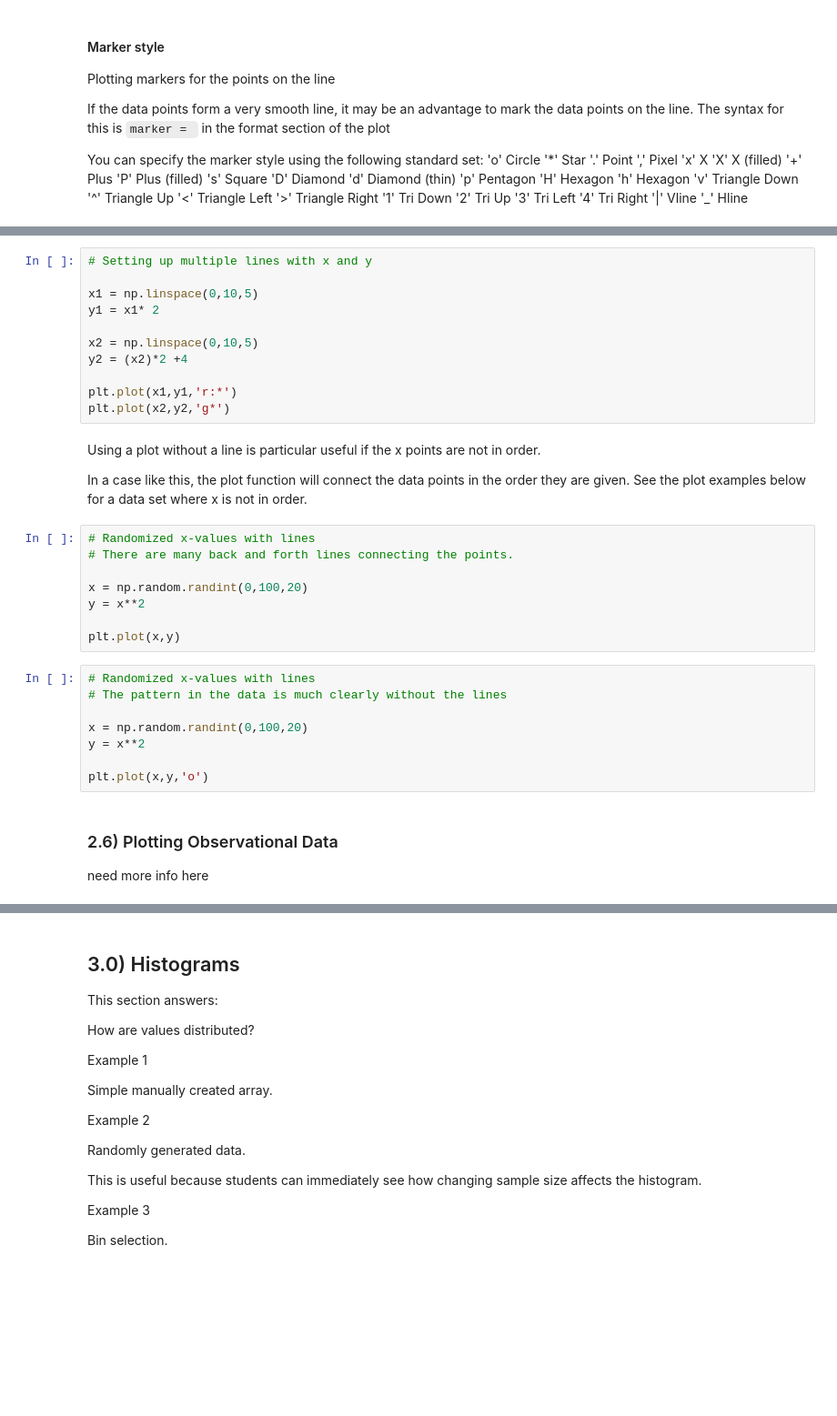
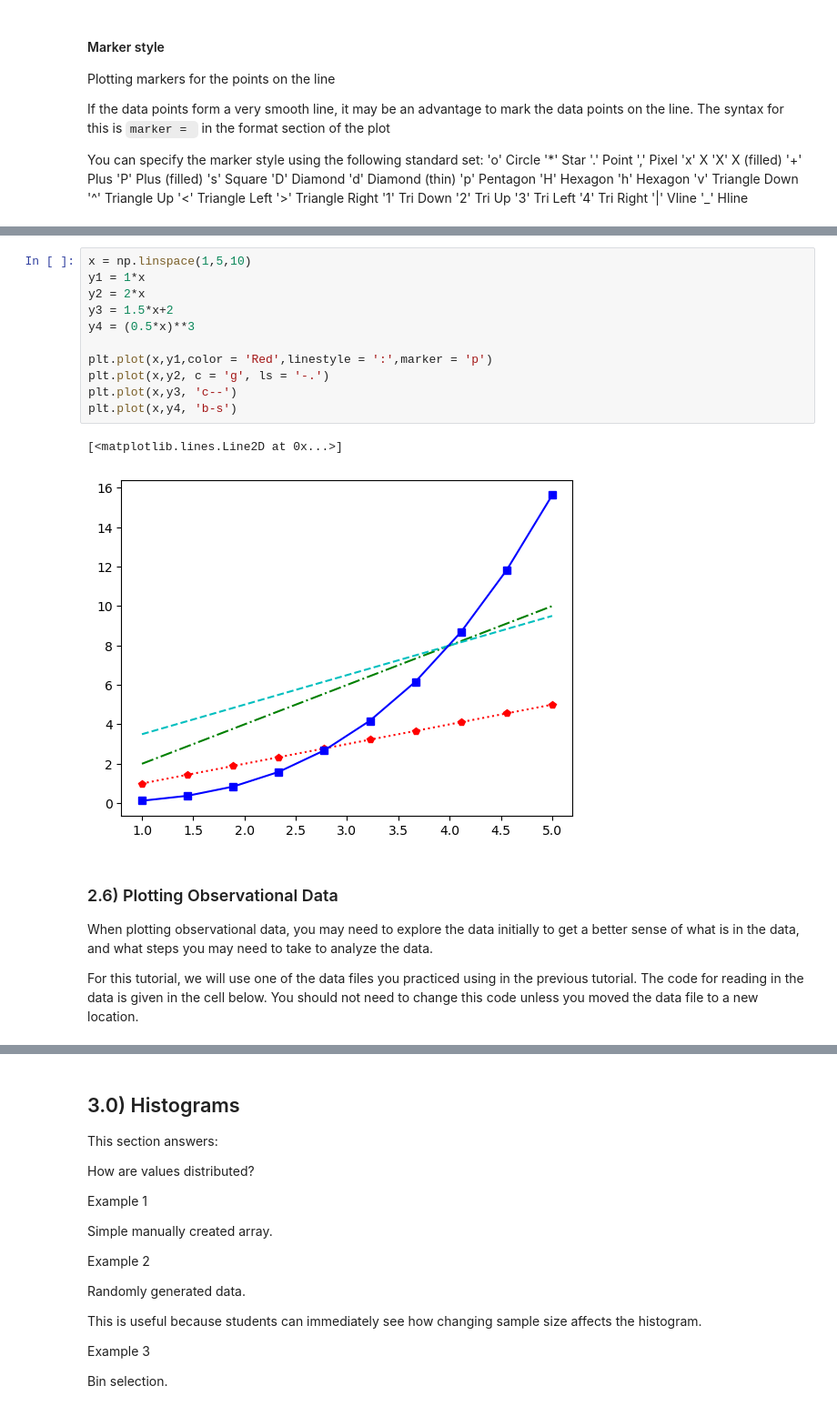
Before and after one commit to drjenncash/SCSU-PAARE-python-intro-tutorials, a Jupyter notebook: Tutorial08_VisualizingData-draft.ipynb, the cells around one changed output, grey strips where cells are left out. Shown at 91% size. Cells and saved outputs as stored; diff of their text form; blank space fills up the shorter version.

```diff
--- a/Tutorial08_VisualizingData-draft.ipynb
+++ b/Tutorial08_VisualizingData-draft.ipynb
@@ -404,35 +412,20 @@ A comparison is shown below.
-# %%
-# Setting up multiple lines with x and y
-
-x1 = np.linspace(0,10,5)
-y1 = x1* 2
-
-x2 = np.linspace(0,10,5)
-y2 = (x2)*2 +4
-
-plt.plot(x1,y1,'r:*')
-plt.plot(x2,y2,'g*')
-# %% [markdown]
-Using a plot without a line is particular useful if the x points are not in order.
-
-In a case like this, the plot function will connect the data points in the order they are given. See the plot examples below for a data set where x is not in order.
-# %%
-# Randomized x-values with lines
-# There are many back and forth lines connecting the points.
-
-x = np.random.randint(0,100,20)
-y = x**2
-
-plt.plot(x,y)
-# %%
-# Randomized x-values with lines
-# The pattern in the data is much clearly without the lines
-
-x = np.random.randint(0,100,20)
-y = x**2
-
-plt.plot(x,y,'o')
-# %% [markdown]
-### 2.6) Plotting Observational Data
-
-need more info here
+# %%
+x = np.linspace(1,5,10)
+y1 = 1*x
+y2 = 2*x
+y3 = 1.5*x+2
+y4 = (0.5*x)**3
+
+plt.plot(x,y1,color = 'Red',linestyle = ':',marker = 'p')
+plt.plot(x,y2, c = 'g', ls = '-.')
+plt.plot(x,y3, 'c--')
+plt.plot(x,y4, 'b-s')
+# %% [output]
+[<matplotlib.lines.Line2D at 0x...>]
+[figure, added]
+# %% [markdown]
+### 2.6) Plotting Observational Data
+
+When plotting observational data, you may need to explore the data initially to get a better sense of what is in the data, and what steps you may need to take to analyze the data.
+
+For this tutorial, we will use one of the data files you practiced using in the previous tutorial. The code for reading in the data is given in the cell below. You should not need to change this code unless you moved the data file to a new location.
```
Also changed, not shown: parts of 24 cells of this notebook.
